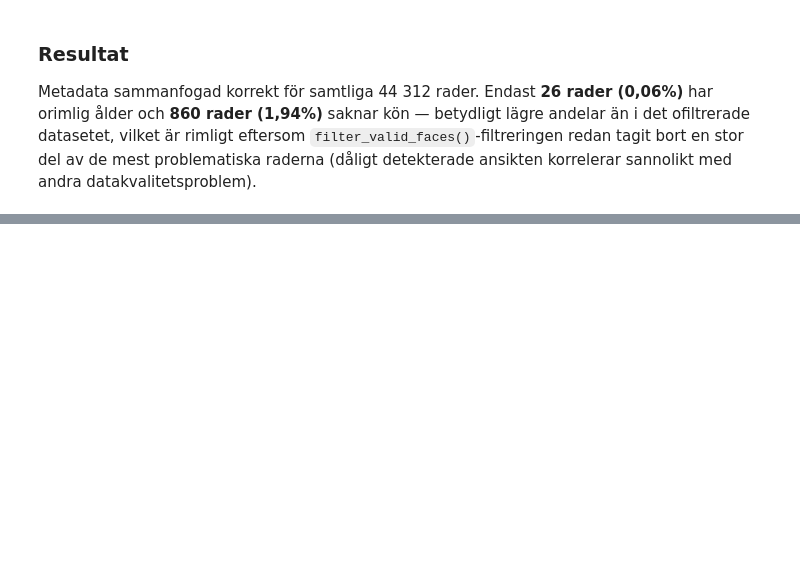
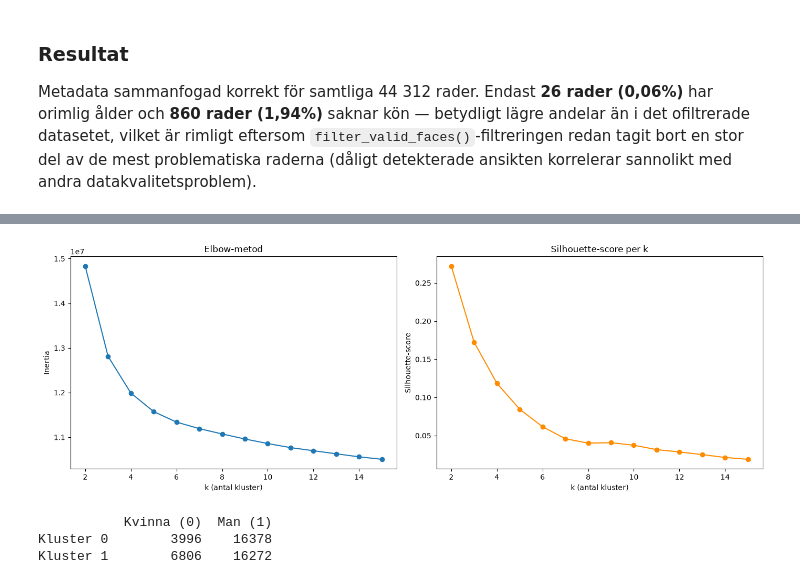
Before and after one commit to nicklasskoglund/biometric-access-terminal, a Jupyter notebook: notebooks/03_unsupervised_clustering.ipynb, the cells around one changed output, grey strips where cells are left out. Cells and saved outputs as stored; diff of their text form; code cells hidden in the pictures; blank space fills up the shorter version.

Commit message:
feat: run K-means (k=2-15) with elbow/silhouette, compare k=2 vs gender

```diff
--- a/notebooks/03_unsupervised_clustering.ipynb
+++ b/notebooks/03_unsupervised_clustering.ipynb
@@ -397,0 +416,23 @@ ansikten korrelerar sannolikt med andra datakvalitetsproblem).
+# %%
+scaler = StandardScaler()
+embeddings_scaled = scaler.fit_transform(embeddings)
+
+k_range = range(2, 16)
+inertias = []
+silhouette_scores = []
+
+# Delurval för silhouette-beräkning (kostsam O(n²) på fulla datasetet)
+rng = np.random.RandomState(42)
+sample_idx = rng.choice(len(embeddings_scaled), size=5000, replace=False)
+embeddings_sample = embeddings_scaled[sample_idx]
+
+for k in k_range:
+    kmeans = KMeans(n_clusters=k, random_state=42, n_init=10)
+    labels = kmeans.fit_predict(embeddings_scaled)
+    inertias.append(kmeans.inertia_)
+
+    sample_labels = labels[sample_idx]
+    score = silhouette_score(embeddings_sample, sample_labels)
+    silhouette_scores.append(score)
+
+    print(f"k={k}: inertia={kmeans.inertia_:.1f}, silhouette={score:.4f}")
@@ -397,0 +470,36 @@ ansikten korrelerar sannolikt med andra datakvalitetsproblem).
+# %%
+fig, axes = plt.subplots(1, 2, figsize=(14, 5))
+
+axes[0].plot(list(k_range), inertias, marker="o")
+axes[0].set_xlabel("k (antal kluster)")
+axes[0].set_ylabel("Inertia")
+axes[0].set_title("Elbow-metod")
+
+axes[1].plot(list(k_range), silhouette_scores, marker="o", color="darkorange")
+axes[1].set_xlabel("k (antal kluster)")
+axes[1].set_ylabel("Silhouette-score")
+axes[1].set_title("Silhouette-score per k")
+
+plt.tight_layout()
+plt.savefig("../reports/figures/03_kmeans_elbow_silhouette.png", dpi=150, bbox_inches="tight")
+plt.show()
+# %% [output]
+[figure, added]
+# %%
+# Kör K-means med k=2 på hela datasetet och jämför mot känt kön
+kmeans_k2 = KMeans(n_clusters=2, random_state=42, n_init=10)
+cluster_labels_k2 = kmeans_k2.fit_predict(embeddings_scaled)
+
+metadata_for_clustering["cluster_k2"] = cluster_labels_k2
+
+# Jämför bara mot rader med känt kön (gender_missing=False)
+known_gender = metadata_for_clustering[~metadata_for_clustering["gender_missing"]]
+
+crosstab = pd.crosstab(known_gender["cluster_k2"], known_gender["gender"])
+crosstab.index = ["Kluster 0", "Kluster 1"]
+crosstab.columns = ["Kvinna (0)", "Man (1)"]
+print(crosstab)
+# %% [output]
+           Kvinna (0)  Man (1)
+Kluster 0        3996    16378
+Kluster 1        6806    16272
```
Also changed, not shown: parts of 4 cells of this notebook, 1 other file.
